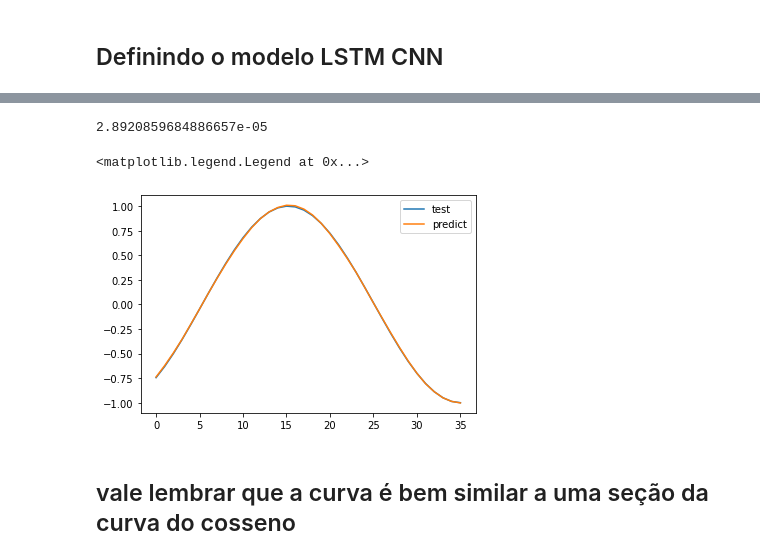
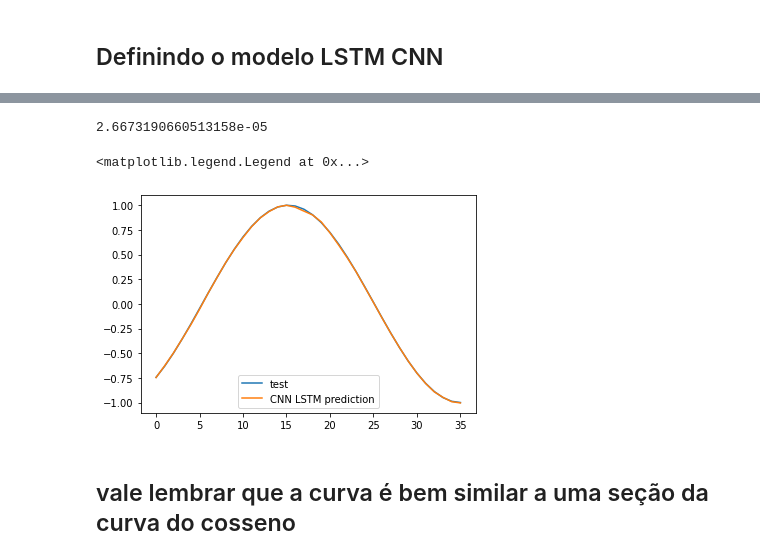
Before and after one commit to bruna-capistrano/TrabalhoPPA, a Jupyter notebook: lstm/cnn_lstm.ipynb, the cells around one changed output, grey strips where cells are left out. Drawn from its saved outputs; the diff is of its cells as text; code cells hidden in the pictures.

Commit message:
Updating CNN-LSTM model notebook

```diff
--- a/lstm/cnn_lstm.ipynb
+++ b/lstm/cnn_lstm.ipynb
@@ -86,8 +89,8 @@ X.shape
 # %% [output]
 (96, 4)
 # %%
-# mudar o formato de [amostras, timesteps] para [amostras, timesteps, linhas, colunas, features]
-X = X.reshape((X.shape[0], n_seq, 1, n_steps, n_features))
+# mudar o formato de [amostras, timesteps] para [amostras, subsequencias, timesteps, features]
+X = X.reshape((X.shape[0], n_seq, n_steps, n_features))
 # %%
 X.shape
 # %% [output]
@@ -149,10 +150,12 @@ from keras.layers import ConvLSTM2D
 # %%
 # Definindo o modelo
 model = Sequential()
-model.add(ConvLSTM2D(filters=64, kernel_size=(1,2), activation='relu', input_shape=(n_seq, 1, n_steps, n_features)))
-model.add(Flatten())
+model.add(TimeDistributed(Conv1D(filters=64, kernel_size=1, activation='relu'), input_shape=(n_seq, n_steps, n_features)))
+model.add(TimeDistributed(MaxPooling1D(pool_size=2)))
+model.add(TimeDistributed(Flatten()))
+model.add(LSTM(50, activation='relu'))
 model.add(Dense(1))
 model.compile(optimizer='adam', loss='mse')
 # %%
 # fit model
-model.fit(X_train, y_train, epochs=1000, verbose=2)
+cnn_history = model.fit(X_train, y_train, epochs=1000, verbose=0)
@@ -184,13 +177,13 @@ yhat = model.predict(X_test, verbose=0)
 #model evaluation
 mean_squared_error(y_test,yhat)
 # %% [output]
-2.8920859684886657e-05
+2.6673190660513158e-05
 # %%
 plt.plot(y_test, label='test')
-plt.plot(yhat, label='predict')
+plt.plot(yhat, label='CNN LSTM prediction')
 plt.legend()
 # %% [output]
 <matplotlib.legend.Legend at 0x...>
-[figure, old version]
+[figure, new version]
 # %% [markdown]
 ## vale lembrar que a curva é bem similar a uma seção da curva do cosseno
```
Also changed, not shown: parts of 6 cells of this notebook.
